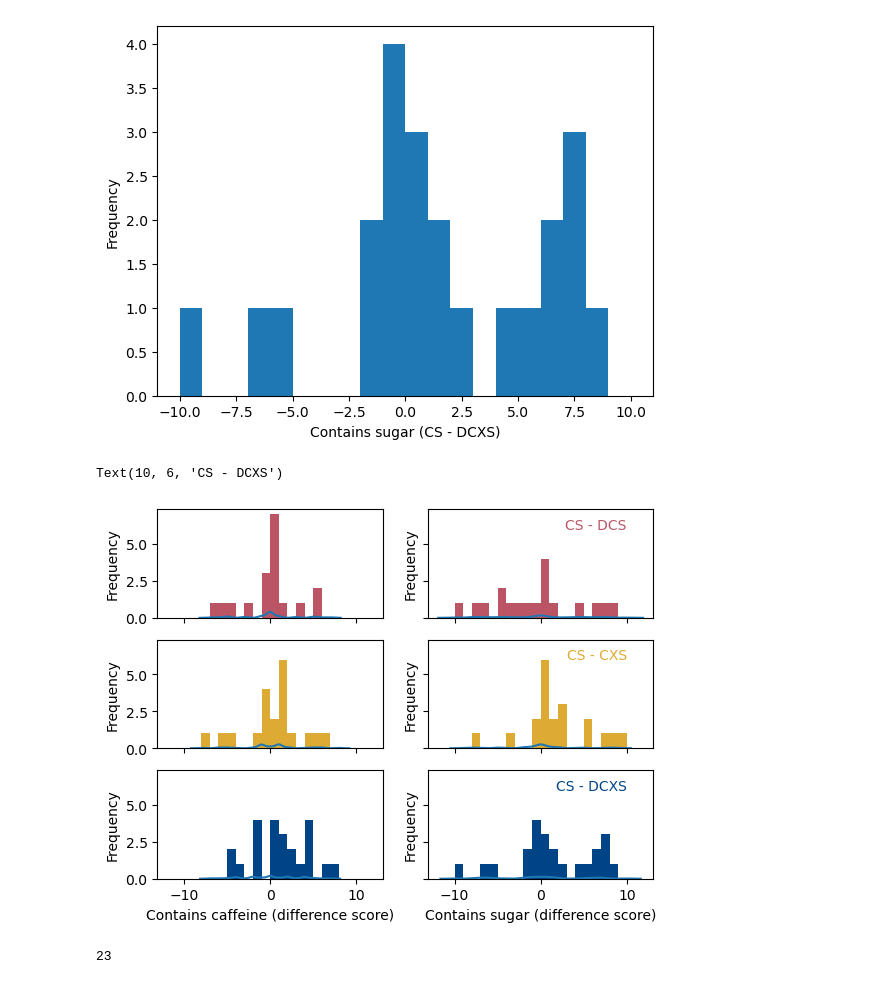
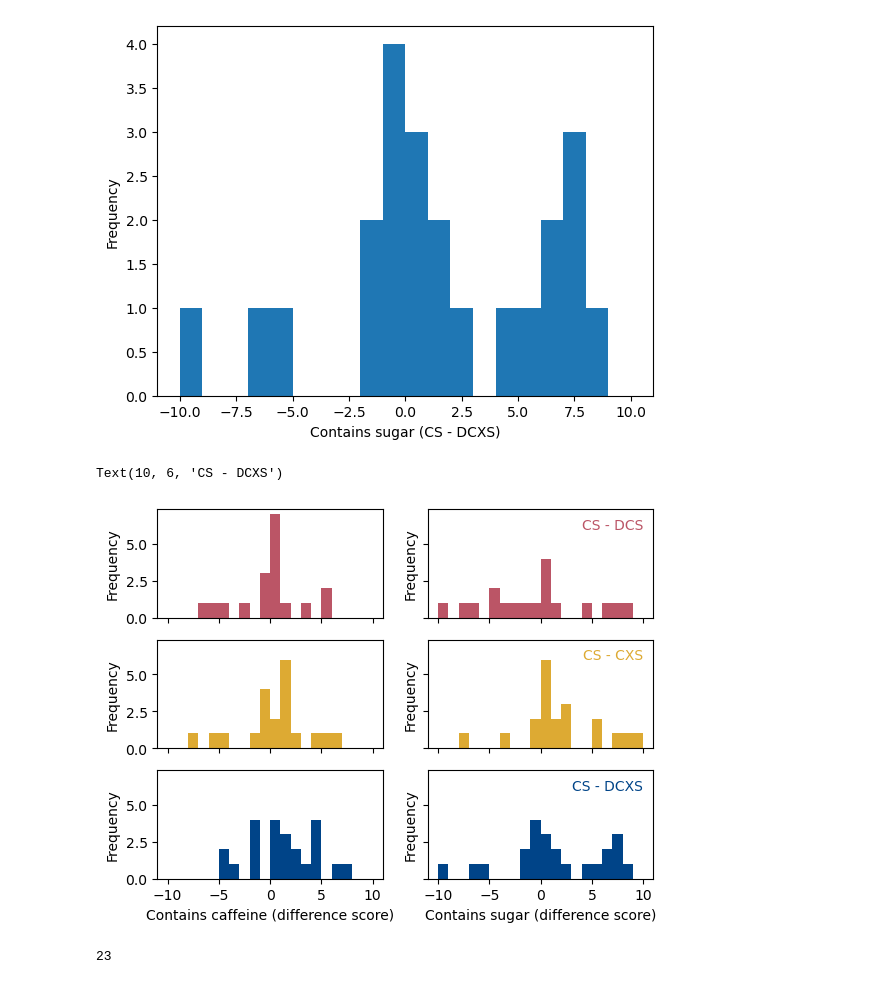
Before and after one commit to jaimemcc/energy-drink, a Jupyter notebook: scripts/taste_scores.ipynb, the cells around one changed output. Drawn from its saved outputs; the diff is of its cells as text; code cells hidden in the pictures.

```diff
--- a/scripts/taste_scores.ipynb
+++ b/scripts/taste_scores.ipynb
@@ -50,4 +45,0 @@ df_qual.replace({"1st test": "T1", "2nd test": "T2", "3rd test": "T3"}, inplace=
-# %%
-# drop 2018 because did not get a drink on T2
-idx = df_key[df_key.ID == 2018].index
-df_key.drop(idx, inplace=True)
@@ -64,6 +99,2 @@ The number of T1 rows is 71.
 The number of T2 rows is 65.
 The number of T3 rows is 61.
-# %%
-# converts scores for caffeine and sugar to integers
-df_qual.caffeine = df_qual.caffeine.astype(int)
-df_qual.sugar = df_qual.sugar.astype(int)
@@ -88,3 +100,0 @@ df_key_long.rename(columns={"T": "condition"}, inplace=True)
-# %%
-# adds column for condition (e.g. CS, DCS etc) by merging two dfs
-df_qual = df_qual.merge(df_key_long, on=["ID", "session"])
@@ -184,40 +190,40 @@ def make_difference_hist(df, bins, axis, color="red"):
     axis.set_ylabel("Frequency")
     # axis.set_xlabel("Contains sugar (CS - DCXS)")
 
-    rnd_array = []
-    for n in range(100):
-        rnd_array.append(df.difference_score.apply( lambda x : x * random.choice([-1,1])).values)
+#     rnd_array = []
+#     for n in range(100):
+#         rnd_array.append(df.difference_score.apply( lambda x : x * random.choice([-1,1])).values)
 
-    sns.kdeplot(np.array(tp.flatten_list(rnd_array)*len(df), ax=axis)
+#     sns.kdeplot(np.array(tp.flatten_list(rnd_array)*len(df), ax=axis))
 
 #     axis.hist(rnd, bins=bins, color="grey")
 
 
 
 cs_dcs_color = "#BB5566"
 cs_cxs_color = "#DDAA33"
 cs_dcxs_color = "#004488"
 
 f, ax = plt.subplots(nrows=3, ncols=2, sharex=True, sharey=True)
 
 make_difference_hist(df_caffeine, bins, ax[0,0], color=cs_dcs_color)
 make_difference_hist(df_caffeine_sug, bins, ax[0,1], color=cs_dcs_color)
 
 make_difference_hist(df_sugar, bins, ax[1,1], color=cs_cxs_color)
 make_difference_hist(df_sugar_caff, bins, ax[1,0], color=cs_cxs_color)
 
 make_difference_hist(df_both_caff, bins, ax[2,0], color=cs_dcxs_color)
 make_difference_hist(df_both_sug, bins, ax[2,1], color=cs_dcxs_color)
 
 ax[2,0].set_xlabel("Contains caffeine (difference score)")
 ax[2,1].set_xlabel("Contains sugar (difference score)")
 
 ax[0,1].text(10,6,"CS - DCS", horizontalalignment="right", color=cs_dcs_color)
 ax[1,1].text(10,6,"CS - CXS", horizontalalignment="right", color=cs_cxs_color)
 ax[2,1].text(10,6,"CS - DCXS", horizontalalignment="right", color=cs_dcxs_color)
 # %% [output]
 Text(10, 6, 'CS - DCXS')
-[figure, old version]
+[figure, new version]
 # %%
 import random
 # %%
```
Also changed, not shown: parts of 9 cells of this notebook, 2 other files.
